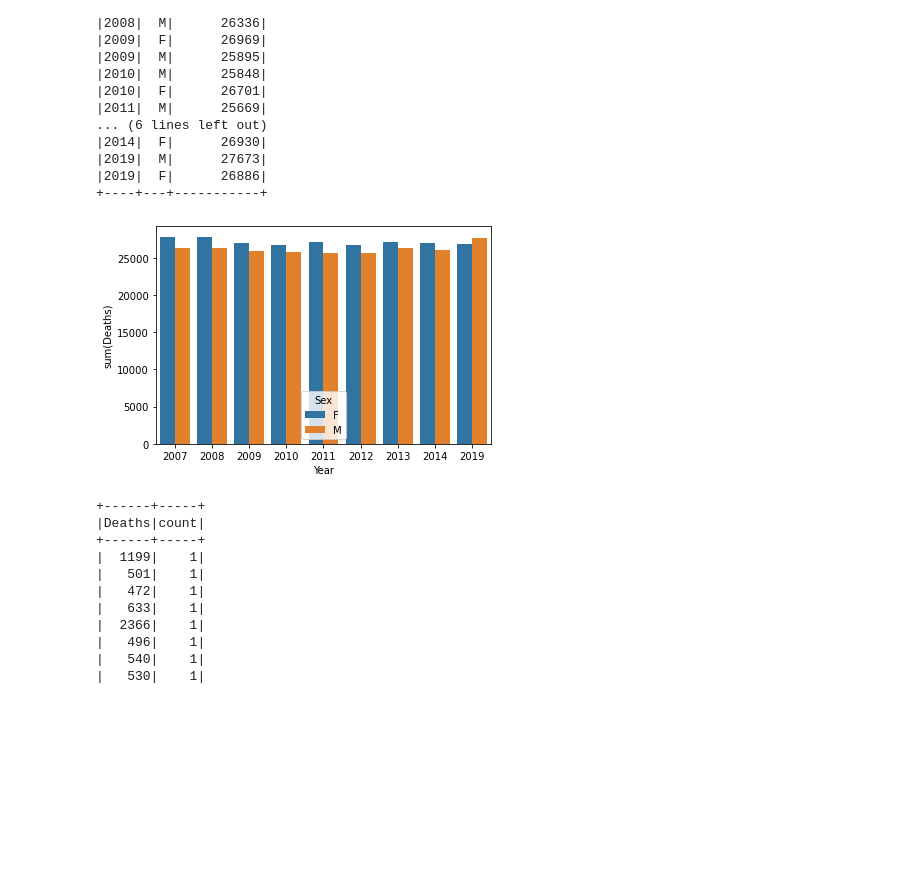
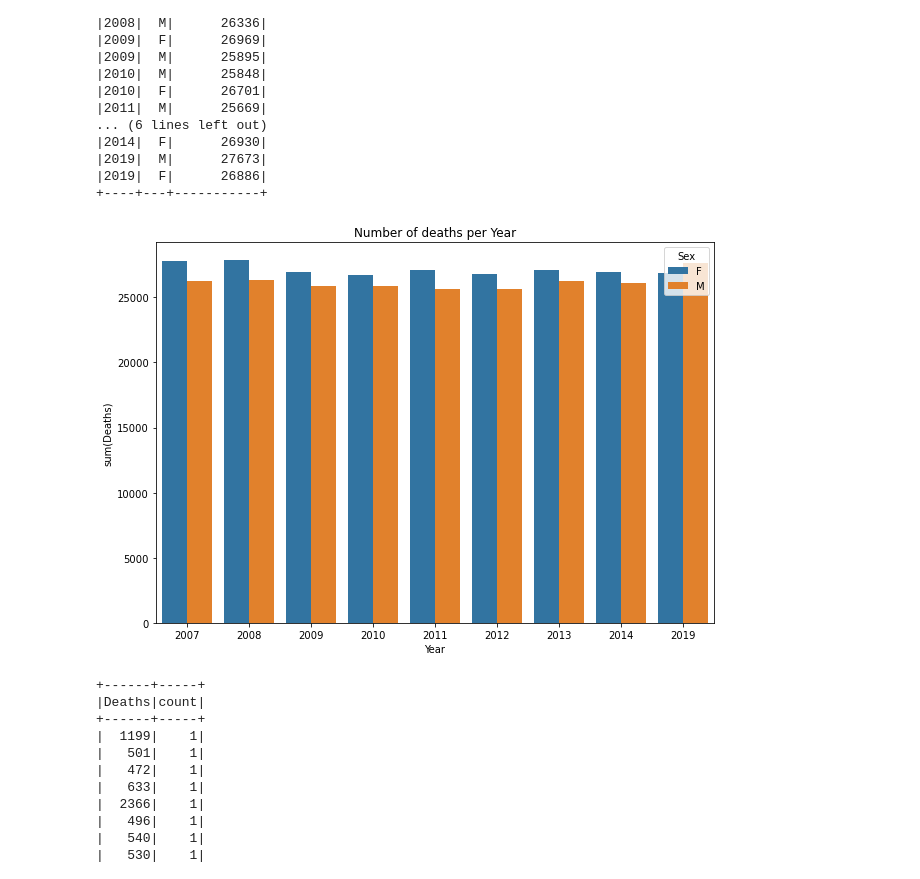
Before and after one commit to RodrigoSoares256/BigData, a Jupyter notebook: NycCauseDeath/PysparkAnalysis.ipynb, the cells around one changed output. Cells and saved outputs as stored; diff of their text form; code cells hidden in the pictures; blank space fills up the shorter version.

```diff
--- a/NycCauseDeath/PysparkAnalysis.ipynb
+++ b/NycCauseDeath/PysparkAnalysis.ipynb
@@ -180,9 +168,12 @@ nycDF.groupBy(["Year","Sex"]).agg({'Deaths':'Sum'}).sort("Year").show()
 # %%
 dfYearSexDeaths = nycDF.groupBy(["Year","Sex"]).agg({'Deaths':'Sum'}).sort("Year").toPandas()
 #px.bar(data_frame=dfDeathsPerYear, x = 'Year', y = 'sum(Deaths)', title = "Number of deaths per sex",labels = {"sum(Deaths)":"Num of Deaths"},barmode='group', color = "Sex")
+plt.figure(figsize=(10,7))
+plt.title("Number of deaths per Year")
 sns.barplot(data = dfYearSexDeaths, x = "Year", y ='sum(Deaths)', hue = "Sex");
+plt.show()
 # %% [output]
-[figure, old version]
+[figure, new version]
 # %%
 nycDF.groupBy("Deaths").count().sort('count').show()
 # %% [output]
```
Also changed, not shown: parts of 12 cells of this notebook.
